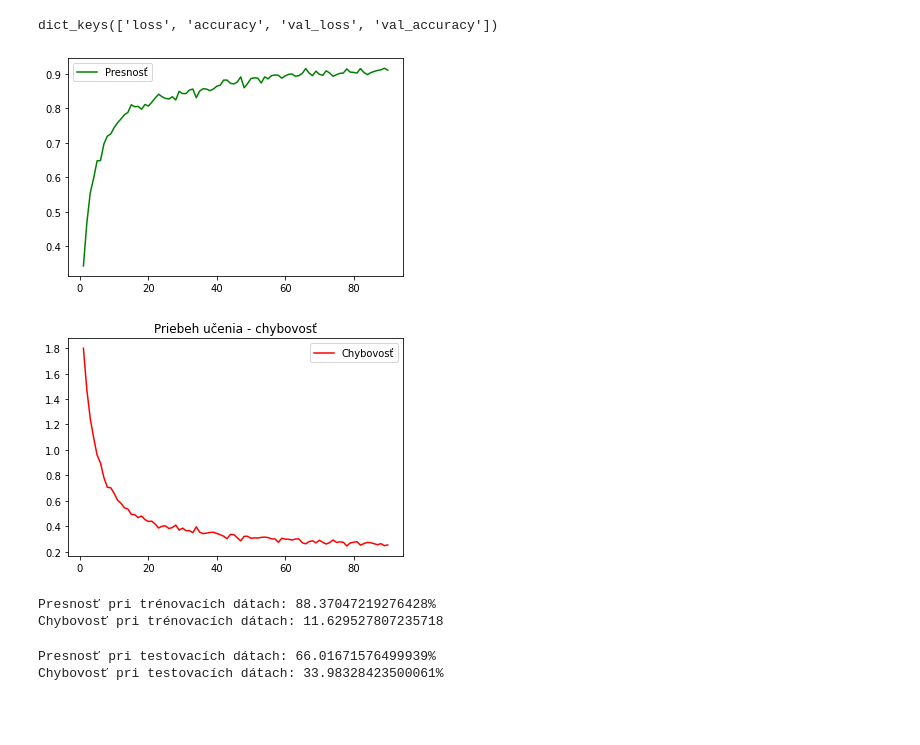
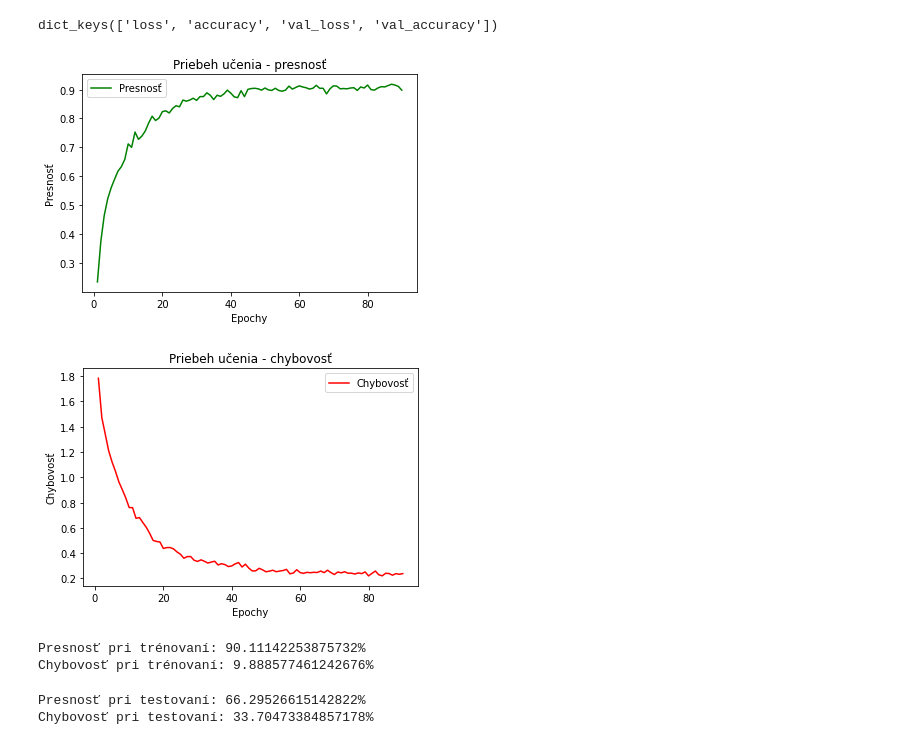
Before and after one commit to juraj-vanko/VankoJ_NS2021, a Jupyter notebook: VankoJ_NS2021.ipynb, the cells around one changed output. Saved outputs shown, nothing was run; the diff lists cells and outputs as text; code cells hidden in the pictures; blank space fills up the shorter version.

Commit message:
Presentation and graphs
Úprava grafov a doplnenie prezentácie, prezentácia hotová okrem biblio

```diff
--- a/VankoJ_NS2021.ipynb
+++ b/VankoJ_NS2021.ipynb
@@ -372,7 +364,7 @@ print(block)
 x_val = X_train_enc_sc[:block]
 partial_x_train = X_train_enc_sc[block:]
 y_val = y_train_cat[:block]
-partial_y_train = y_t&rain_cat[block:]
+partial_y_train = y_train_cat[block:]
 # %% [output]
 359
 # %%
@@ -443,16 +435,19 @@ dict_keys(['loss', 'accuracy', 'val_loss', 'val_accuracy'])
 # %%
 #Vykreslenie grafu, ktorý ukazuje na priebeh učenia pri presnosti.
 #Avšak táto hodnota, ktorá je v grafe je odlišná od skutočnosti, keďže náš model pri testovaej
 #vzorke je okolo 65%
 accuracy = history_dict["accuracy"]
 
 epochs = range(1, len(accuracy) + 1)
 
 plt.plot(epochs, accuracy, color='g', label='Presnosť')
+plt.title("Priebeh učenia - presnosť")
+plt.xlabel("Epochy")
+plt.ylabel("Presnosť")
 plt.legend()
 plt.show()
 # %% [output]
-[figure, old version]
+[figure, new version]
 # %%
 #Vykreslenie grafu, ktorý ukazuje na priebeh učenia pri presnosti.
 #Hodnota v grafe sa reálne približuje hodnote pri chybovosti testovacej vzorky.
@@ -463,21 +458,27 @@ epochs = range(1, len(loss) + 1)
 
 plt.plot(epochs, loss, color='r', label='Chybovosť')
 plt.title("Priebeh učenia - chybovosť")
+plt.xlabel("Epochy")
+plt.ylabel("Chybovosť")
 plt.legend()
 plt.show()
 # %% [output]
-[figure, old version]
+[figure, new version]
 # %%
 predict_train = model.predict(X_train_enc_sc)
+
 score = model.evaluate(X_train_enc_sc, y_train_cat, verbose = 0)
-print("Presnosť pri trénovacích dátach: {}% \nChybovosť pri trénovacích dátach: {}".format(score[1]*100, (1 - score[1])*100))
+
+print("Presnosť pri trénovaní: {}% \nChybovosť pri trénovaní: {}%".format(score[1]*100, (1 - score[1])*100))
 # %% [output]
-Presnosť pri trénovacích dátach: 88.37047219276428%
-Chybovosť pri trénovacích dátach: 11.629527807235718
+Presnosť pri trénovaní: 90.11142253875732%
+Chybovosť pri trénovaní: 9.888577461242676%
 # %%
 pred_test = model.predict(X_test_enc_sc)
+
 score = model.evaluate(X_test_enc_sc, y_test_cat, verbose = 0)
-print("Presnosť pri testovacích dátach: {}% \nChybovosť pri testovacích dátach: {}%".format(score[1]*100, (1 - score[1])*100))
+
+print("Presnosť pri testovaní: {}% \nChybovosť pri testovaní: {}%".format(score[1]*100, (1 - score[1])*100))
 # %% [output]
-Presnosť pri testovacích dátach: 66.01671576499939%
-Chybovosť pri testovacích dátach: 33.98328423500061%
+Presnosť pri testovaní: 66.29526615142822%
+Chybovosť pri testovaní: 33.70473384857178%
```
Also changed, not shown: parts of 4 cells of this notebook, 1 other file.
